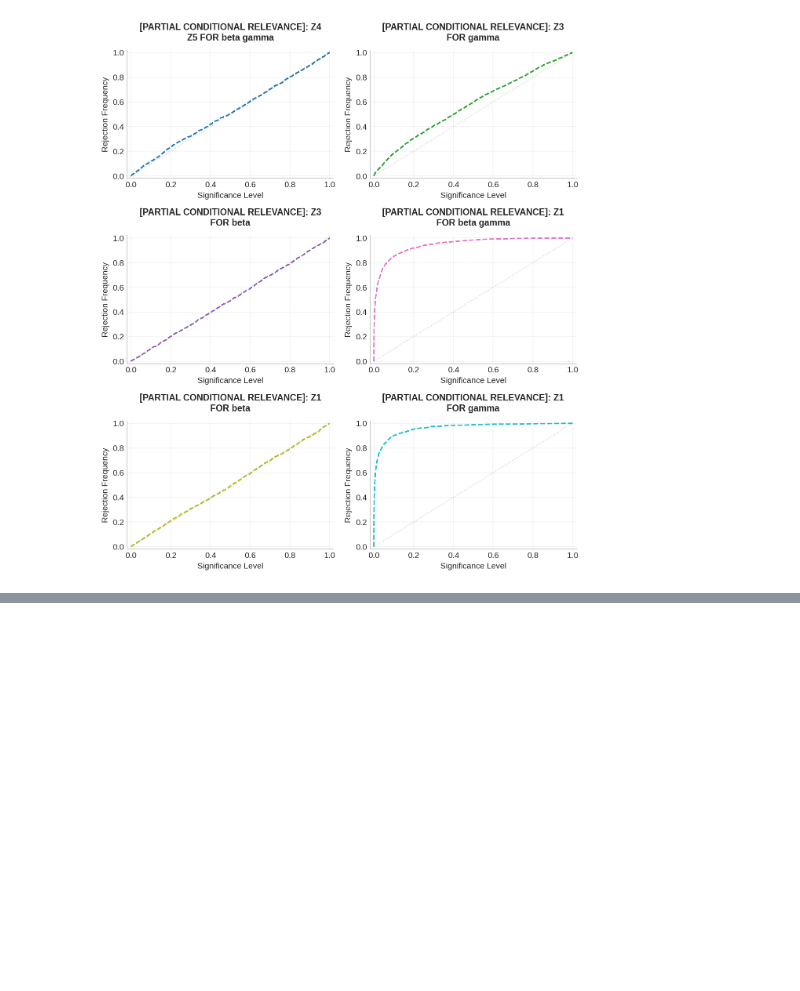
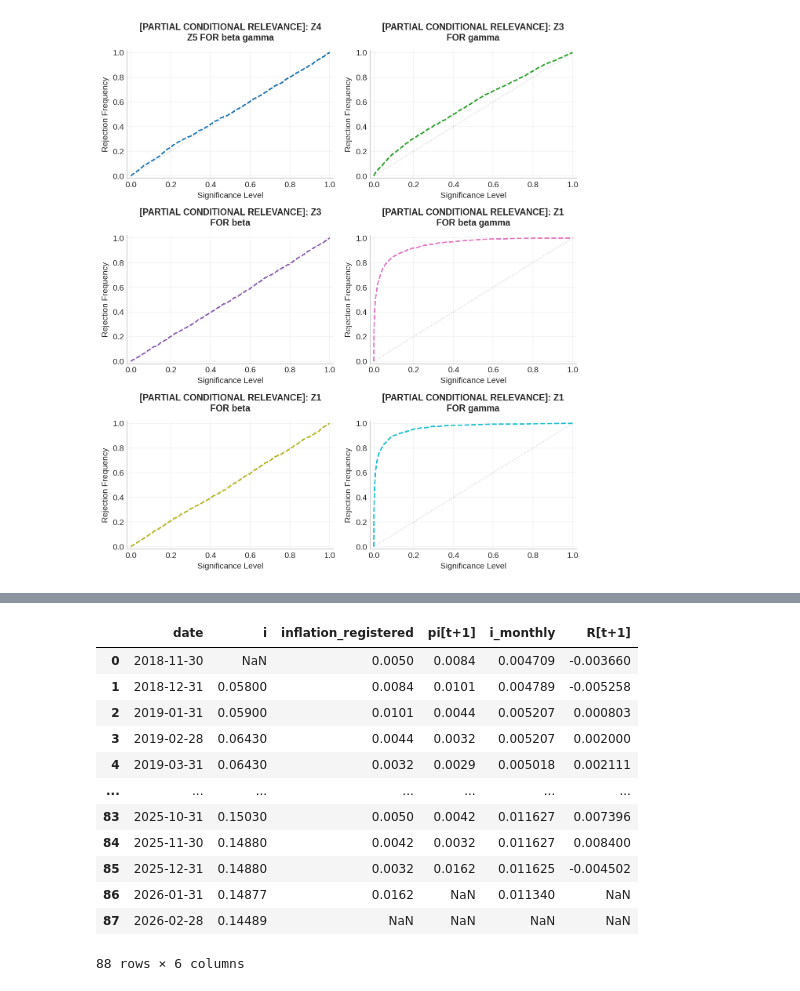
Before and after one commit to KoRoJIeBu4/REDUNDANCY-TESTS-OF-MOMENT-CONDITIONS-APPLIED-TO-MACROECONOMIC-MODELS, a Jupyter notebook: main.ipynb, the cells around one changed output, grey strips where cells are left out. Cells and saved outputs as stored; diff of their text form; code cells hidden in the pictures; blank space fills up the shorter version.

```diff
--- a/main.ipynb
+++ b/main.ipynb
@@ -174,0 +243,31 @@ partial_monte_carlo.plot_rejection_curves(
+# %%
+# Номинальная ставка - ежемесячная доходность ставки по депозитам со сроком привлечения от 181 дня до 1 года
+
+real_return = pd.read_excel('data/datasets/return.xlsx', sheet_name='Final')
+
+# Данные ожидаемой инфляции оказались очень шумными, поэтому их не стоит использовать, чтобы обеспечить устойчивость оценок при сходимости
+# Поэтому мы полагаем, что агент очень точно угадывает ожидаемую инфляцию между периодами
+
+# real_return['expected_inflation'] = expected_and_observed_inflation['expected_month_inflation'].shift()
+real_return['pi[t+1]'] = real_return['inflation_registered'].shift(-1)
+
+real_return['i_monthly'] = (np.power(1 + real_return['i'], 1/12) - 1).shift(-1)
+real_return['R'] = (1 + real_return['i_monthly']) / (1 + real_return['pi[t+1]']) - 1
+
+real_return = real_return.rename(columns={"R" : "R[t+1]"})
+
+real_return
+# %% [output]
+|  | date | i | inflation_registered | pi[t+1] | i_monthly | R[t+1] |
+| 0 | 2018-11-30 | NaN | 0.0050 | 0.0084 | 0.004709 | -0.003660 |
+| 1 | 2018-12-31 | 0.05800 | 0.0084 | 0.0101 | 0.004789 | -0.005258 |
+| 2 | 2019-01-31 | 0.05900 | 0.0101 | 0.0044 | 0.005207 | 0.000803 |
+| 3 | 2019-02-28 | 0.06430 | 0.0044 | 0.0032 | 0.005207 | 0.002000 |
+| 4 | 2019-03-31 | 0.06430 | 0.0032 | 0.0029 | 0.005018 | 0.002111 |
+| ... | ... | ... | ... | ... | ... | ... |
+| 83 | 2025-10-31 | 0.15030 | 0.0050 | 0.0042 | 0.011627 | 0.007396 |
+| 84 | 2025-11-30 | 0.14880 | 0.0042 | 0.0032 | 0.011627 | 0.008400 |
+| 85 | 2025-12-31 | 0.14880 | 0.0032 | 0.0162 | 0.011625 | -0.004502 |
+| 86 | 2026-01-31 | 0.14877 | 0.0162 | NaN | 0.011340 | NaN |
+| 87 | 2026-02-28 | 0.14489 | NaN | NaN | NaN | NaN |
+88 rows × 6 columns
```
Also changed, not shown: parts of 38 cells of this notebook, 23 other files.
